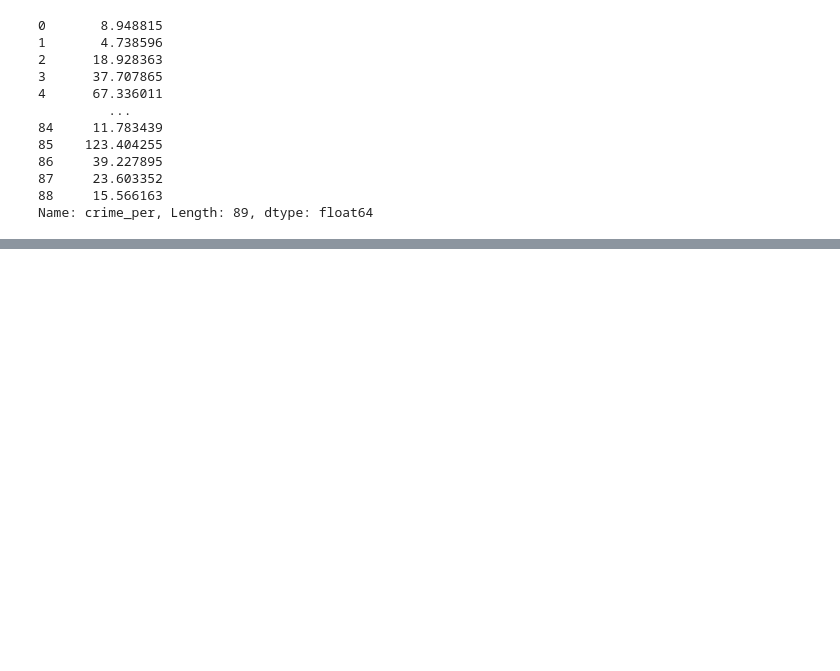
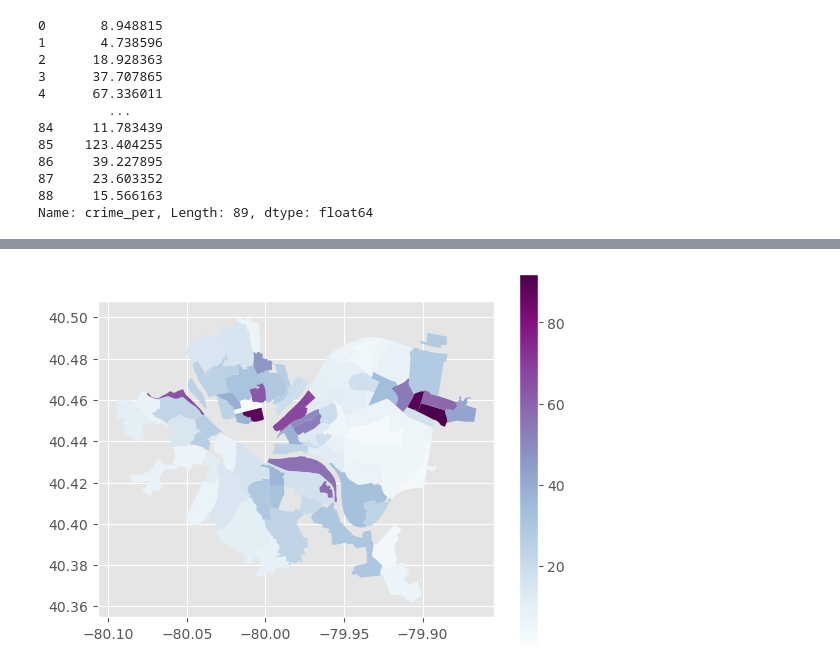
Before and after one commit to jkruse7/bidshappyfinal, a Jupyter notebook: Crime.ipynb, the cells around one changed output, grey strips where cells are left out. Cells and saved outputs as stored; diff of their text form; code cells hidden in the pictures; blank space fills up the shorter version.

```diff
--- a/Crime.ipynb
+++ b/Crime.ipynb
@@ -125,0 +126,7 @@ plt.show()
+# %%
+less_100 = merged_2["crime_per"] < 100
+crime_query_mask = merged_2[less_100]
+crime_query_mask.plot(column="crime_per", cmap="BuPu", legend="true")
+plt.show()
+# %% [output]
+[figure, added]
```
Also changed, not shown: parts of 5 cells of this notebook.
